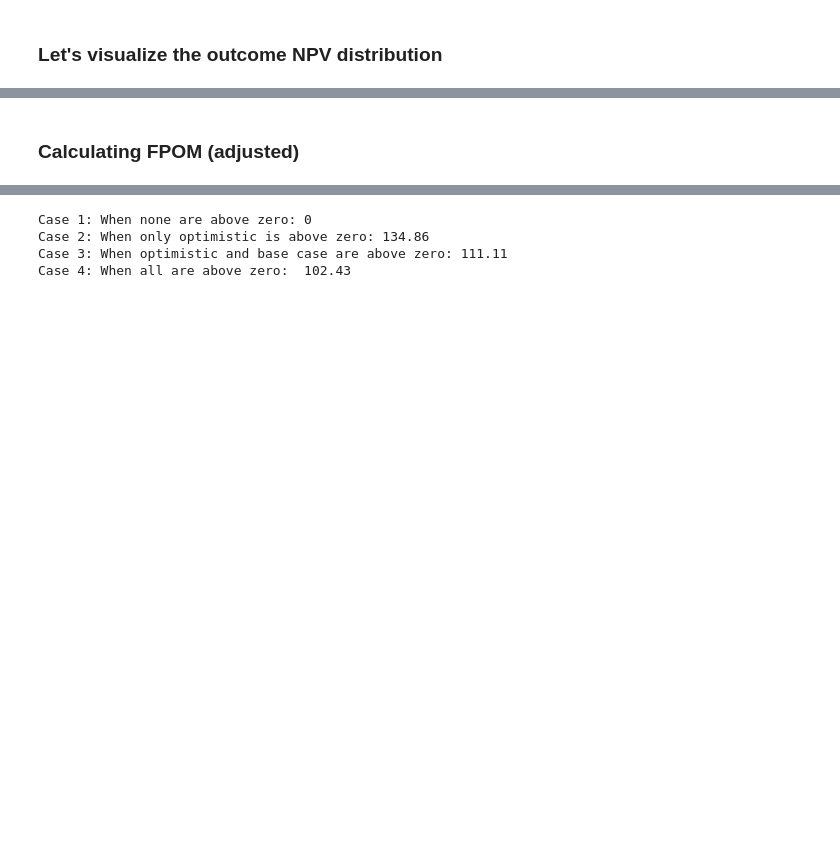
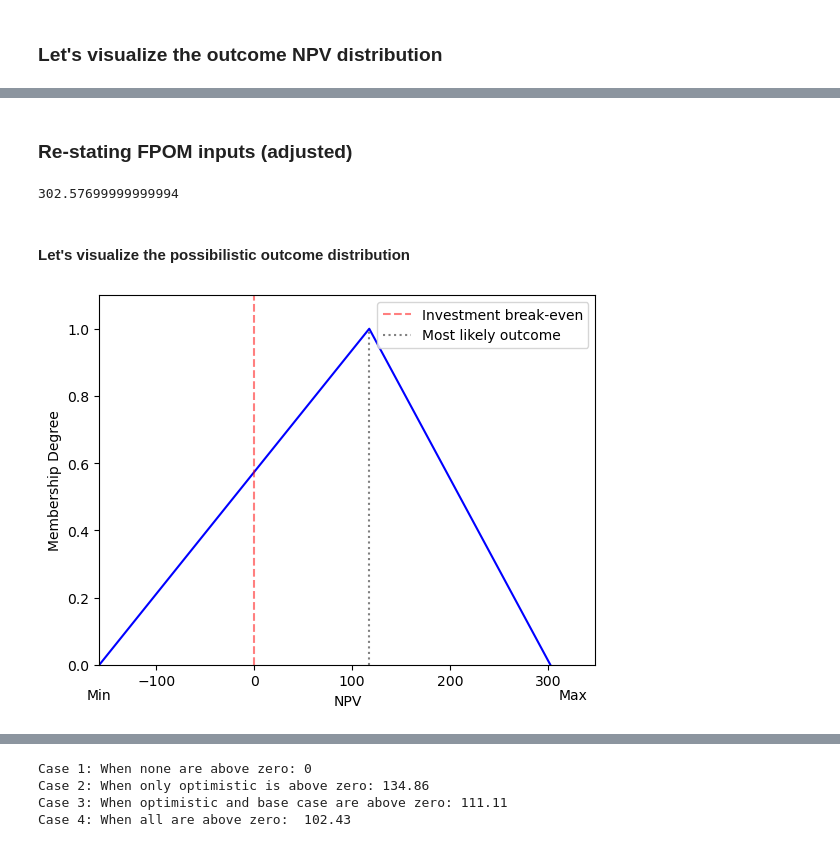
Before and after one commit to iamsanteri/ro-calc, a Jupyter notebook: jupyter-models/ro-calc-jupyter-models-3.ipynb, the cells around one changed output, grey strips where cells are left out. Drawn from its saved outputs; the diff is of its cells as text; code cells hidden in the pictures; blank space fills up the shorter version.

```diff
--- a/jupyter-models/ro-calc-jupyter-models-3.ipynb
+++ b/jupyter-models/ro-calc-jupyter-models-3.ipynb
@@ -143,15 +152,50 @@ plt.show()
 # %% [markdown]
-### Calculating FPOM (adjusted)
+### Re-stating FPOM inputs (adjusted)
 # %%
 pess = round(cumulative_cash_flows_low[-1], 2)
 base = round(cumulative_cash_flows_mode[-1], 2)
 opti = round(cumulative_cash_flows_high[-1], 2)
 
-pess = pess * 0.3
-base = base * 0.3
-opti = opti * 0.3
-
 fpom_a = base
+# %% [output]
+302.57699999999994
+# %% [markdown]
+#### Let's visualize the possibilistic outcome distribution
+# %%
+# Define the x and y values
+x = [pess, base, opti]
+y = [0, 1, 0]
+
+# Create the plot
+plt.plot(x, y, color='blue')
+
+# Add a dimmed vertical line at x=0 with a label for the legend
+plt.axvline(0, color='red', linestyle='--', alpha=0.5, label='Investment break-even')
+
+# Add a grey dotted line from the peak of the distribution to the x-axis with a label for the legend
+plt.plot([base, base], [0, 1], color='grey', linestyle=':', label='Most likely outcome')
+
+# Add labels for the min and max points
+plt.text(pess, -0.07, 'Min', ha='center', va='top')
+plt.text(opti + (opti - pess) * 0.05, -0.07, 'Max', ha='center', va='top')
+
+# Set the labels for the x and y axes
+plt.xlabel('NPV')
+plt.ylabel('Membership Degree')
+
+# Set the y-axis limits
+plt.ylim(0, 1.1)
+
+# Set the x-axis limits
+plt.xlim(pess, opti + (opti - pess) * 0.1)
+
+# Add the legend
+plt.legend()
+
+# Display the plot
+plt.show()
+# %% [output]
+[figure, added]
 # %%
 def calculate_fpom_alpha(pess, base):
     if pess < 0:
```
Also changed, not shown: parts of 10 cells of this notebook, 2 other files.
